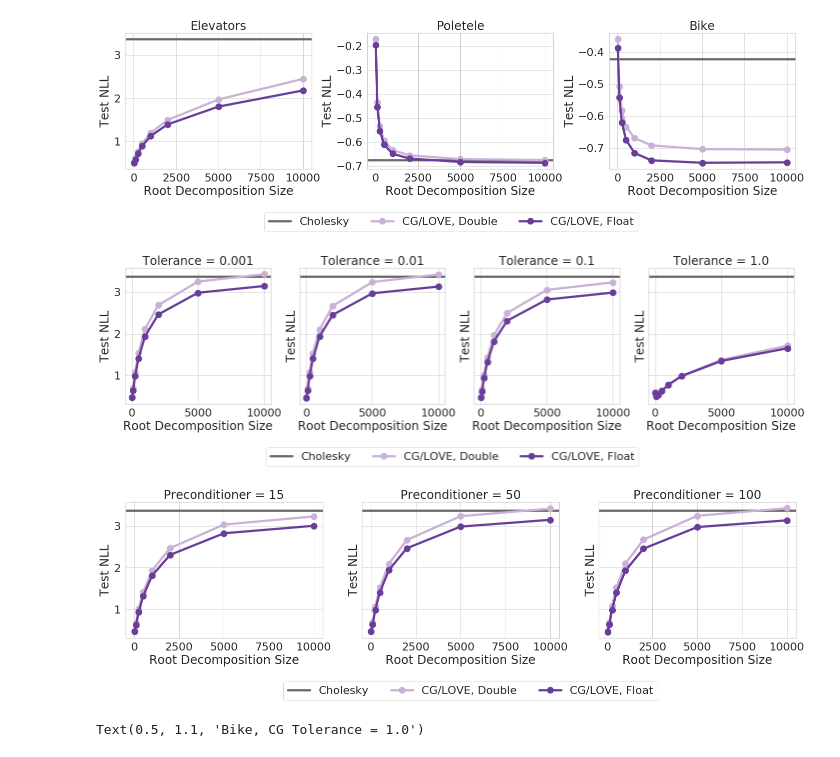
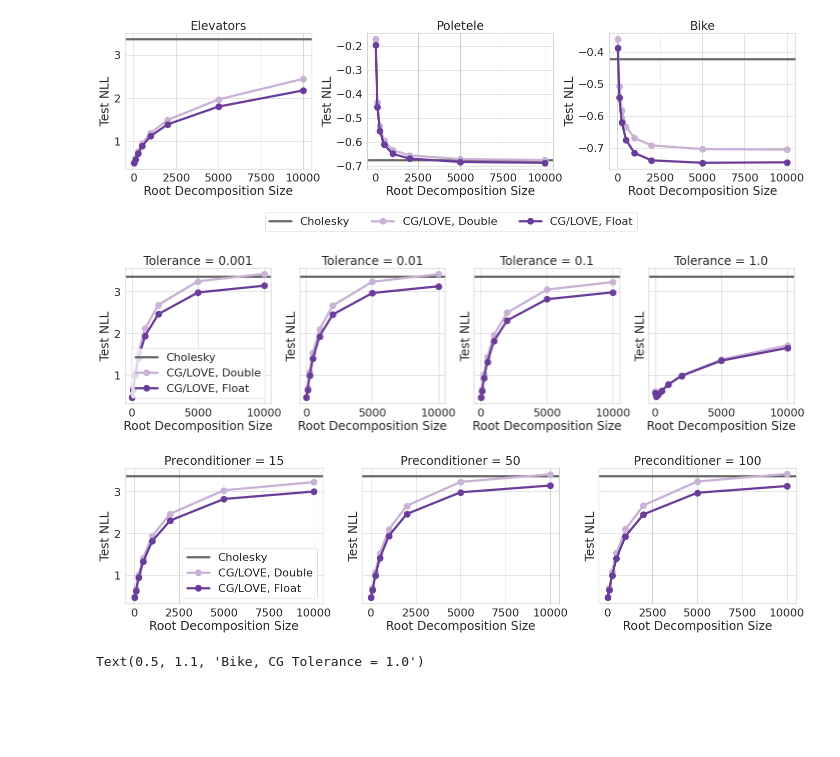
Before and after one commit to wjmaddox/benchmarking_iterative_gps, a Jupyter notebook: bayesian_benchmarks/results/results_plotter.ipynb, the cells around one changed output. Cells and saved outputs as stored; diff of their text form; code cells hidden in the pictures; blank space fills up the shorter version.

```diff
--- a/bayesian_benchmarks/results/results_plotter.ipynb
+++ b/bayesian_benchmarks/results/results_plotter.ipynb
@@ -134,22 +134,20 @@ plt.savefig("NLL_defaults.pdf", bbox_inches="tight")
 # %%
 fig, ax = plt.subplots(1, 4, figsize = (24, 5), sharey=True)
 make_plots_by_root_decomp_size(ax[0], "wilson_elevators", precond_size=100, cg_tolerance=0.001, show_legend=False)
 make_plots_by_root_decomp_size(ax[1], "wilson_elevators", precond_size=100, cg_tolerance=0.01)
 make_plots_by_root_decomp_size(ax[2], "wilson_elevators", precond_size=100, cg_tolerance=0.1)
 make_plots_by_root_decomp_size(ax[3], "wilson_elevators", precond_size=100, cg_tolerance=1.0)
 
 ax[0].set_title("Tolerance = 0.001")
 ax[1].set_title("Tolerance = 0.01")
 ax[2].set_title("Tolerance = 0.1")
 ax[3].set_title("Tolerance = 1.0")
 
-ax[0].legend(ncol = 3, bbox_to_anchor = (2.25, -0.5), loc = "lower center")
-
+# ax[0].legend(ncol = 3, bbox_to_anchor = (2.25, -0.5), loc = "lower center")
+ax[0].legend(ncol = 1, loc = "lower right")
 plt.savefig("NLL_elevators_precon_100.pdf", bbox_inches="tight")
-# fig.suptitle("Elevators, Preconditioner = 50", y=1.1)
-# plt.tight_layout()
 # %% [output]
-[figure, old version]
+[figure, new version]
 # %%
 fig, ax = plt.subplots(1, 3, figsize = (24, 5), sharey=True)
 make_plots_by_root_decomp_size(ax[0], "wilson_elevators", precond_size=15, cg_tolerance=0.01, show_legend=True)
@@ -160,12 +158,13 @@ ax[0].set_title("Preconditioner = 15")
 ax[1].set_title("Preconditioner = 50")
 ax[2].set_title("Preconditioner = 100")
 
-ax[0].legend(ncol = 3, bbox_to_anchor = (1.75, -0.5), loc = "lower center")
+# ax[0].legend(ncol = 3, bbox_to_anchor = (1.75, -0.5), loc = "lower center")
+ax[0].legend(ncol = 1, loc = "lower right")
 plt.savefig("NLL_elevators_tolerance_001.pdf", bbox_inches="tight")
 
 # fig.suptitle("Elevators, CG Tolerance = 0.01", y=1.1)
 # %% [output]
-[figure, old version]
+[figure, new version]
 # %%
 fig, ax = plt.subplots(1, 3, figsize = (24, 5), sharey=True)
 make_plots_by_root_decomp_size(ax[0], "wilson_bike", precond_size=15, cg_tolerance=1.0, show_legend=True)
```
Also changed, not shown: parts of 2 cells of this notebook, 2 other files.
